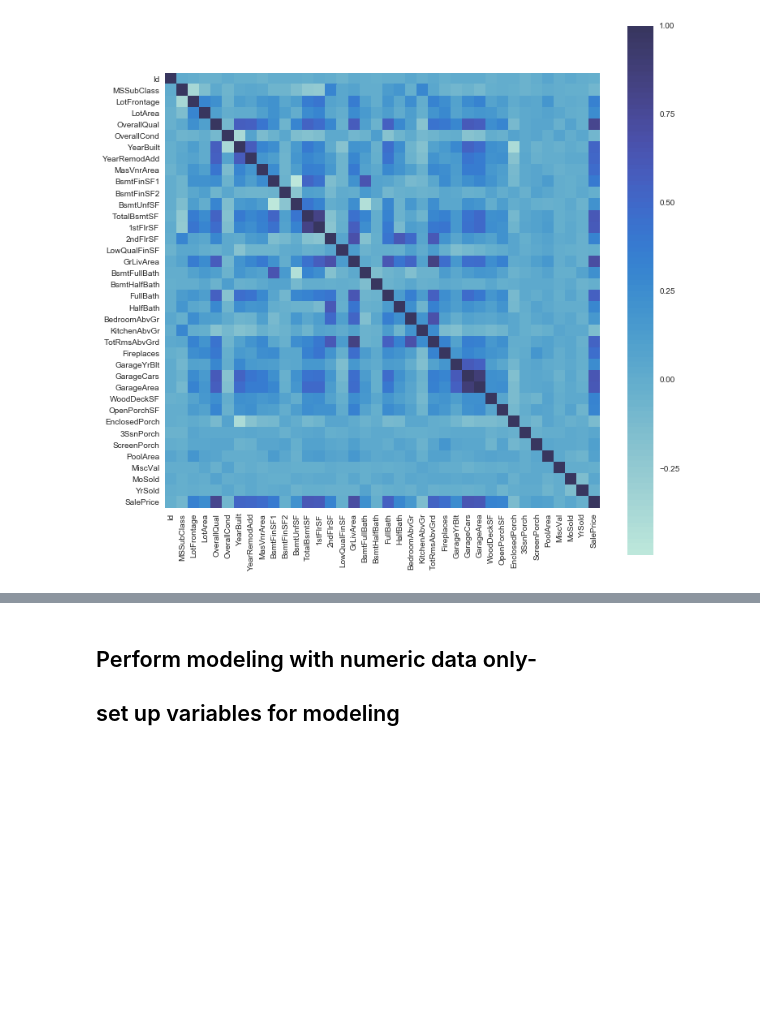
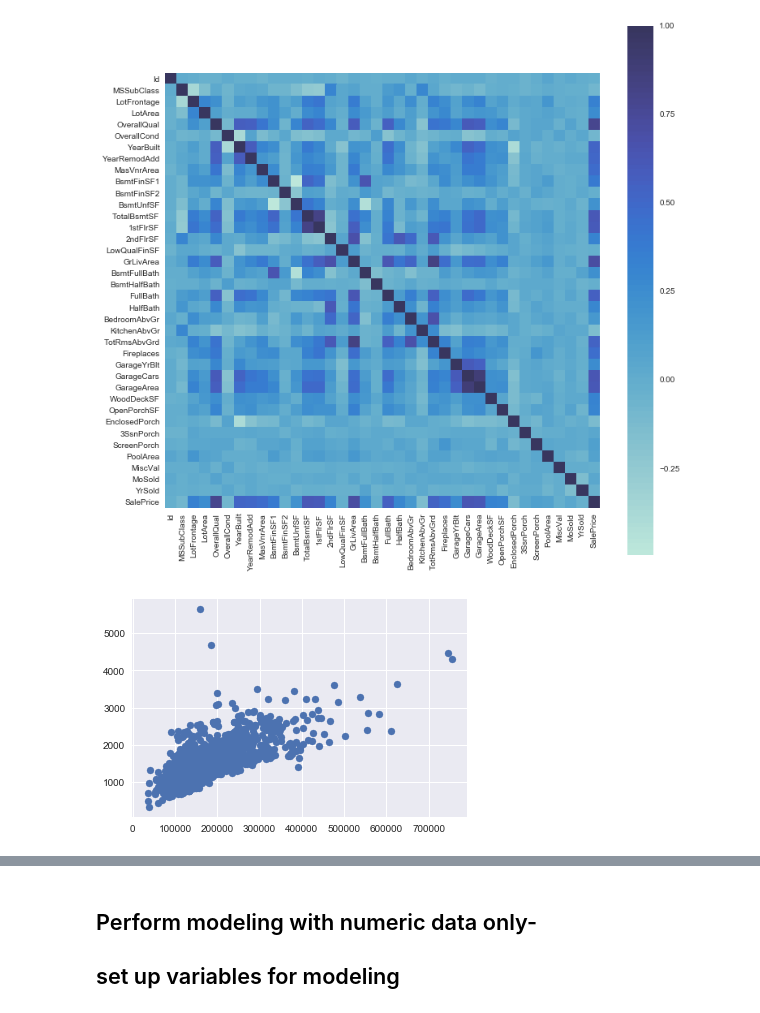
Before and after one commit to lynda-anne/House_price_predict, a Jupyter notebook: House_prices, removed imputer from pipeline-add test data.ipynb, the cells around one changed output, grey strips where cells are left out. Drawn from its saved outputs; the diff is of its cells as text; code cells hidden in the pictures; blank space fills up the shorter version.

```diff
--- a/House_prices, removed imputer from pipeline-add test data.ipynb
+++ b/House_prices, removed imputer from pipeline-add test data.ipynb
@@ -195,3 +180,8 @@ plt.xticks(rotation=90)
 plt.show()
 # %% [output]
 [figure]
+# %%
+plt.scatter(data_numeric['SalePrice'], data_numeric['GrLivArea'])
+plt.show()
+# %% [output]
+[figure, added]
```
Also changed, not shown: parts of 23 cells of this notebook.
